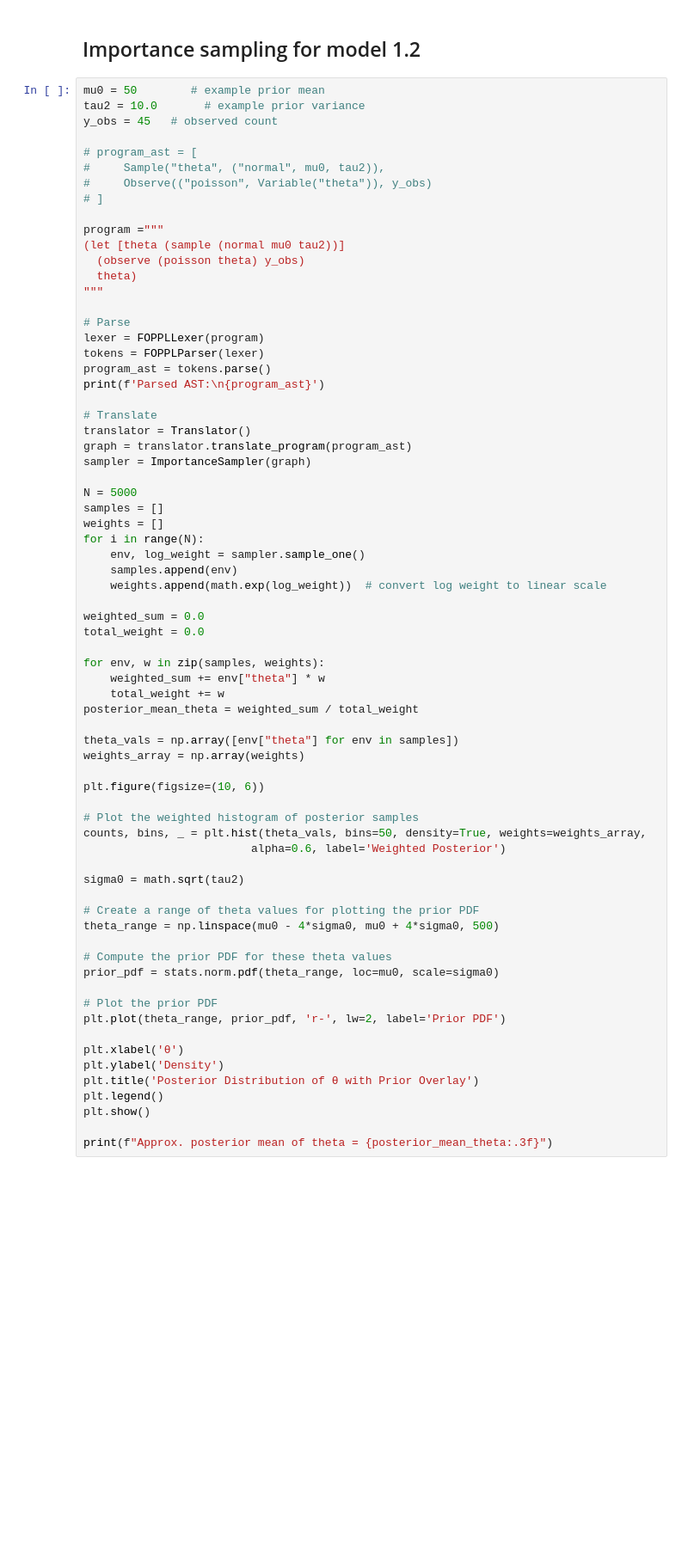
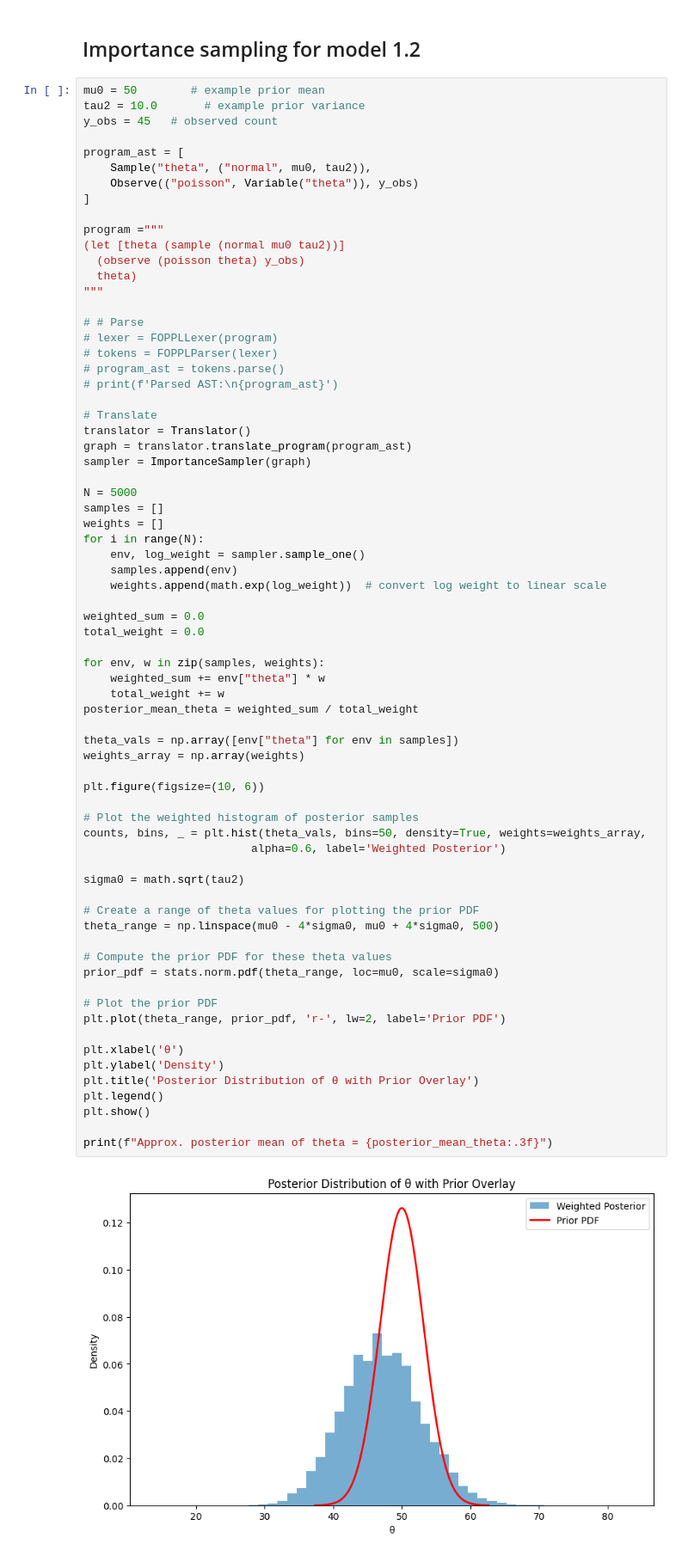
Before and after one commit to bwigmans/ProbabilisticInference6, a Jupyter notebook: graph_sampler.ipynb, the cells around one changed output. Shown: that part at 86% size. Drawn from its saved outputs; the diff is of its cells as text; blank space fills up the shorter version.

```diff
--- a/graph_sampler.ipynb
+++ b/graph_sampler.ipynb
@@ -154,10 +154,10 @@ mu0 = 50        # example prior mean
 tau2 = 10.0       # example prior variance
 y_obs = 45   # observed count
 
-# program_ast = [
-#     Sample("theta", ("normal", mu0, tau2)),
-#     Observe(("poisson", Variable("theta")), y_obs)
-# ]
+program_ast = [
+    Sample("theta", ("normal", mu0, tau2)),
+    Observe(("poisson", Variable("theta")), y_obs)
+]
 
 program ="""
 (let [theta (sample (normal mu0 tau2))]
@@ -165,11 +165,11 @@ program ="""
   theta)
 """
 
-# Parse
-lexer = FOPPLLexer(program)
-tokens = FOPPLParser(lexer)
-program_ast = tokens.parse()
-print(f'Parsed AST:\n{program_ast}')
+# # Parse
+# lexer = FOPPLLexer(program)
+# tokens = FOPPLParser(lexer)
+# program_ast = tokens.parse()
+# print(f'Parsed AST:\n{program_ast}')
 
 # Translate
 translator = Translator()
@@ -193,30 +193,31 @@ for env, w in zip(samples, weights):
 posterior_mean_theta = weighted_sum / total_weight
 
 theta_vals = np.array([env["theta"] for env in samples])
 weights_array = np.array(weights)
 
 plt.figure(figsize=(10, 6))
 
 # Plot the weighted histogram of posterior samples
 counts, bins, _ = plt.hist(theta_vals, bins=50, density=True, weights=weights_array,
                          alpha=0.6, label='Weighted Posterior')
 
 sigma0 = math.sqrt(tau2)
 
 # Create a range of theta values for plotting the prior PDF
 theta_range = np.linspace(mu0 - 4*sigma0, mu0 + 4*sigma0, 500)
 
 # Compute the prior PDF for these theta values
 prior_pdf = stats.norm.pdf(theta_range, loc=mu0, scale=sigma0)
 
 # Plot the prior PDF
 plt.plot(theta_range, prior_pdf, 'r-', lw=2, label='Prior PDF')
 
 plt.xlabel('θ')
 plt.ylabel('Density')
 plt.title('Posterior Distribution of θ with Prior Overlay')
 plt.legend()
 plt.show()
 
 print(f"Approx. posterior mean of theta = {posterior_mean_theta:.3f}")
 # %% [output]
+[figure, added]
```
Also changed, not shown: parts of 4 cells of this notebook, 1 other file.
